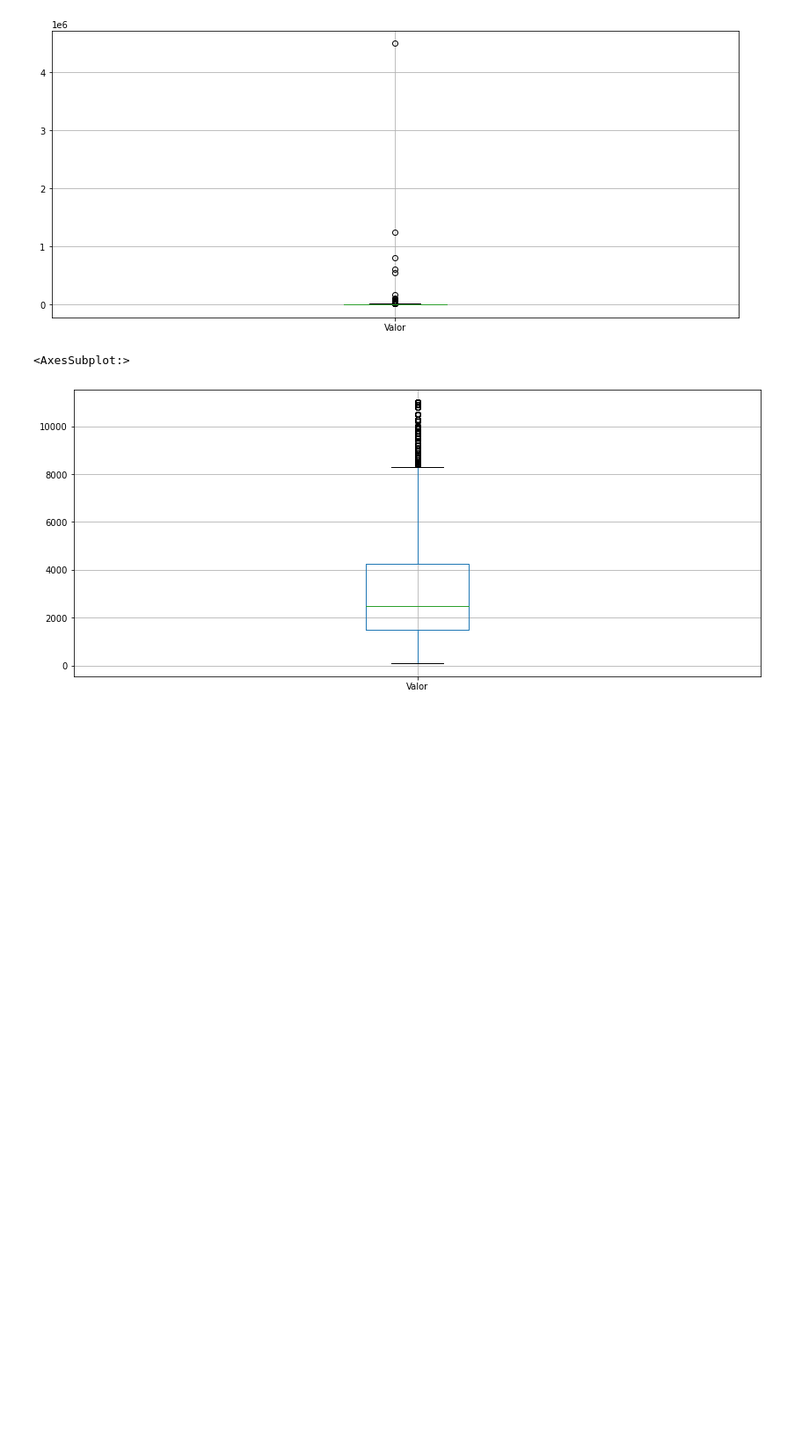
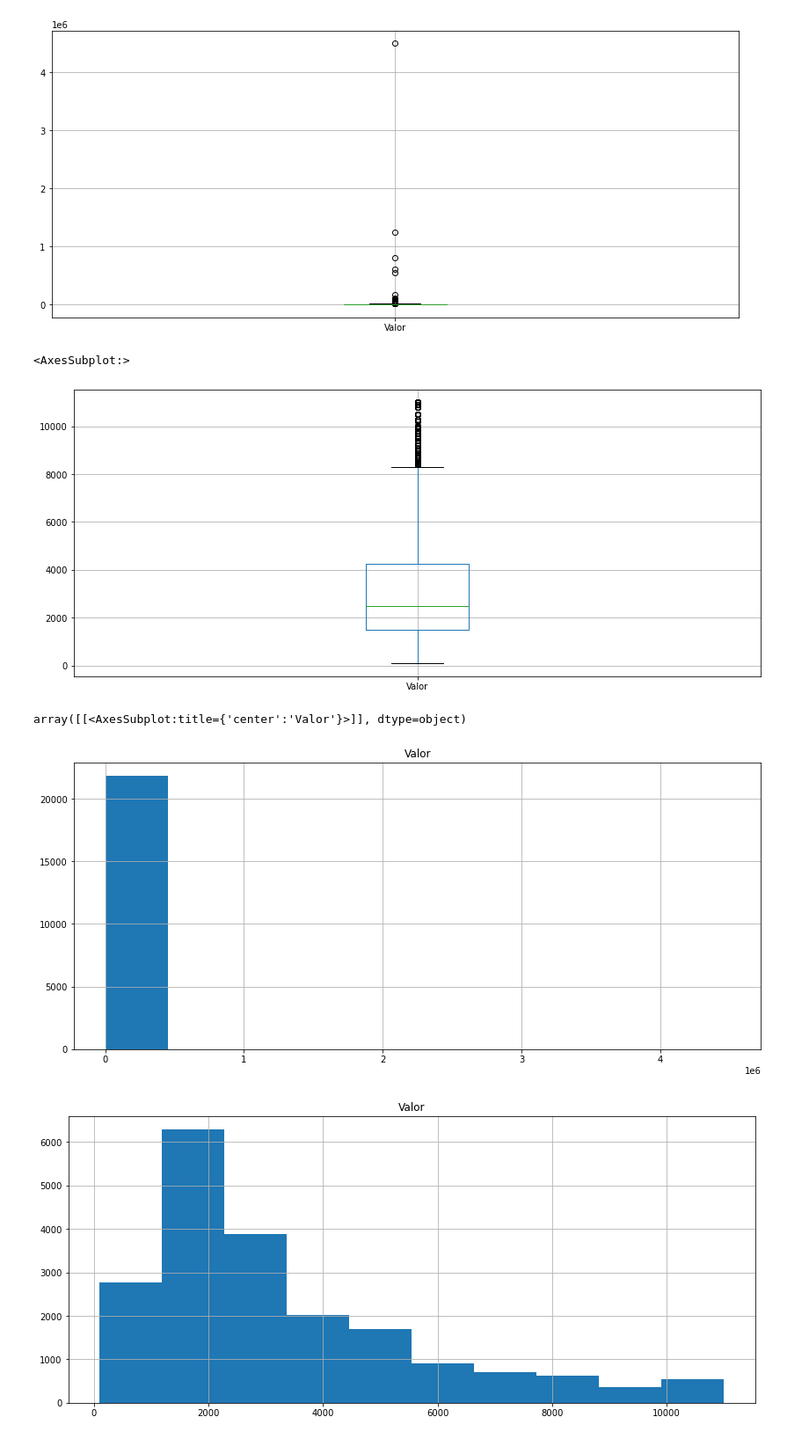
Before and after one commit to eme3108/Curso-Pandas, a Jupyter notebook: Identificando_Outlier.ipynb, the cells around one changed output. Shown: that part at 88% size. Saved outputs shown, nothing was run; the diff lists cells and outputs as text; code cells hidden in the pictures; blank space fills up the shorter version.

```diff
--- a/Identificando_Outlier.ipynb
+++ b/Identificando_Outlier.ipynb
@@ -32,3 +32,10 @@ dados_new.boxplot(['Valor'])
 # %% [output]
 <AxesSubplot:>
 [figure]
+# %%
+dados.hist(['Valor'])
+dados_new.hist(['Valor'])
+# %% [output]
+array([[<AxesSubplot:title={'center':'Valor'}>]], dtype=object)
+[figure, added]
+[figure, added]
```
Also changed, not shown: parts of 5 cells of this notebook.
